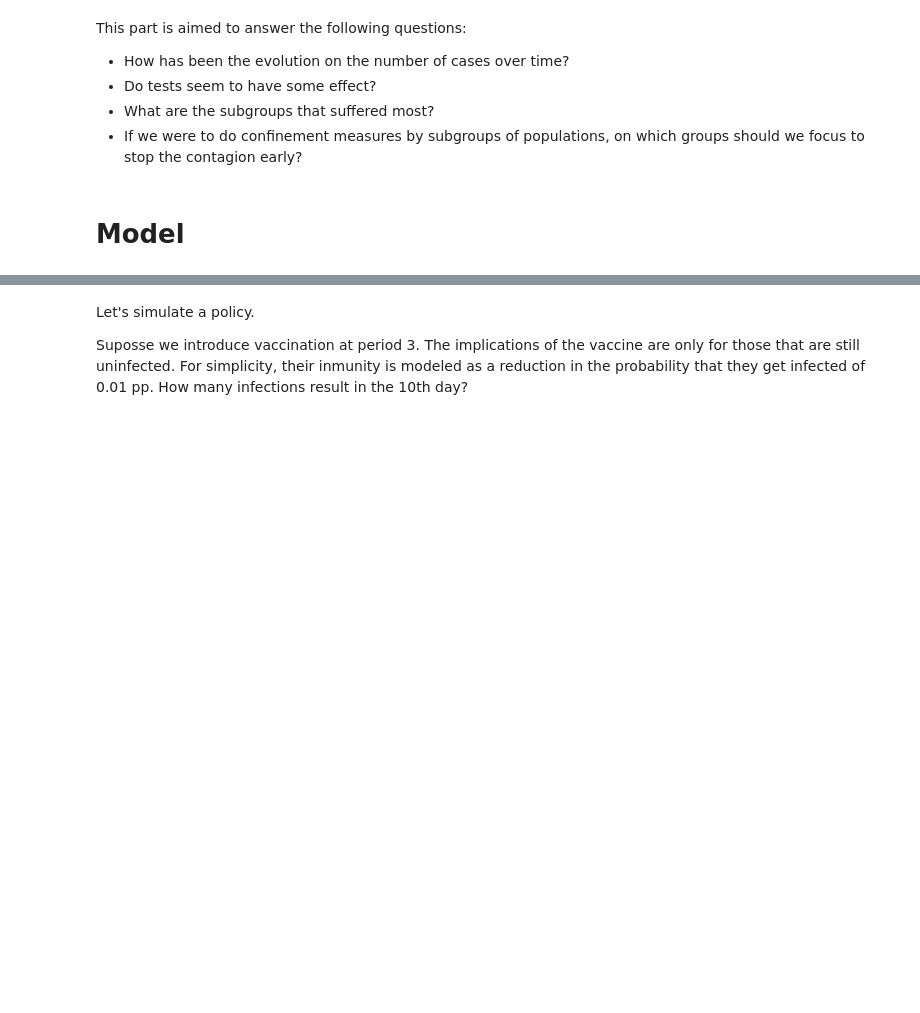
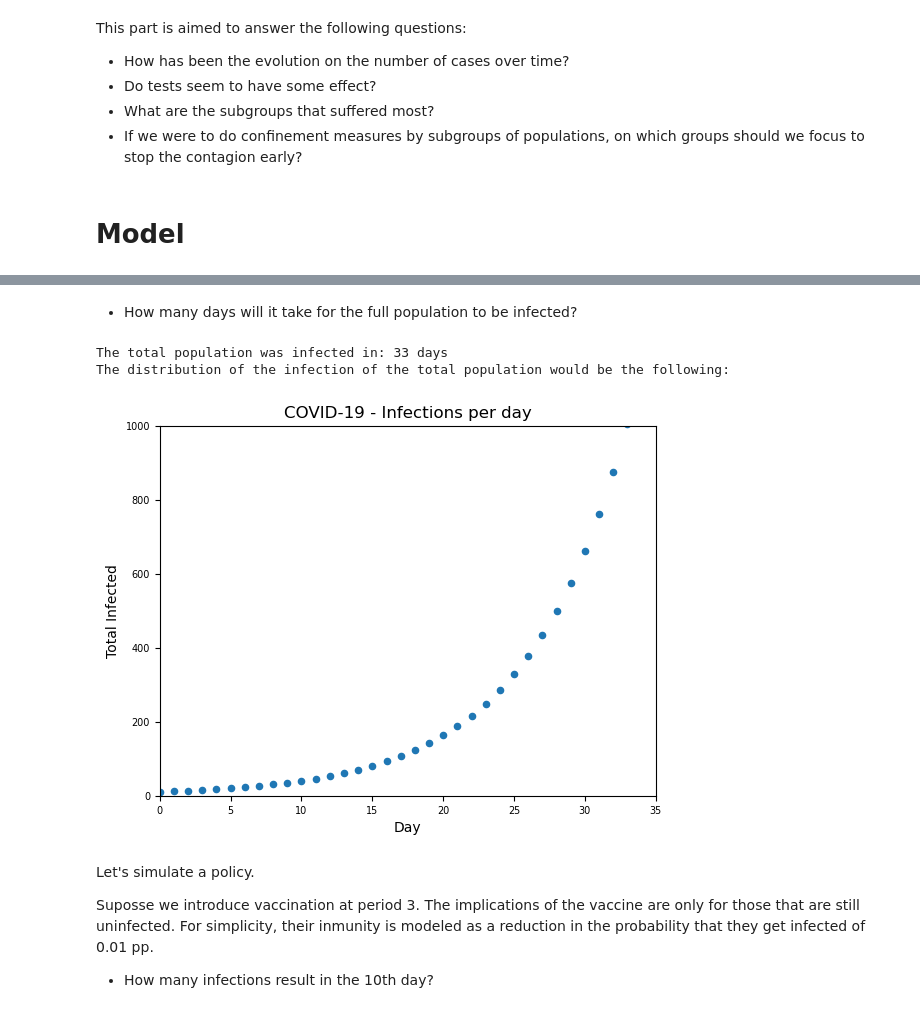
Before and after one commit to viktoriia-yuzkiv/COVID19-Spread-Data-Analysis-and-Modeling, a Jupyter notebook: COVID-10 Spread in the U.S..ipynb, the cells around one changed output, grey strips where cells are left out. Drawn from its saved outputs; the diff is of its cells as text; code cells hidden in the pictures; blank space fills up the shorter version.

```diff
--- a/COVID-10 Spread in the U.S..ipynb
+++ b/COVID-10 Spread in the U.S..ipynb
@@ -112,6 +134,31 @@ Simulate and plot the number of infected persons in the next 3 days.
+# %% [markdown]
+
+- How many days will it take for the full population to be infected?
 # %%
 # How many days will it take for the full population to be infected?
+i = 4
+while (total_byday <= 1000):
+    total_byday += total_byday*0.05*3
+    infected.append(total_byday)
+    day.append(i)
+    i+=1
+print(f"The total population was infected in: {day[-1]} days")
+print("The distribution of the infection of the total population would be the following:")
+column_names = ['Day', 'Total Infected']
+data = pd.DataFrame(list(zip(day, infected)),  columns=column_names)
+data.plot(x='Day', y='Total Infected', kind='scatter', fontsize= 7)
+plt.xlabel('Day')
+plt.ylabel('Total Infected')
+plt.title('COVID-19 - Infections per day')
+plt.ylim(0,1000)
+plt.xlim(0,35)
+plt.show()
+# %% [output]
+The total population was infected in: 33 days
+The distribution of the infection of the total population would be the following:
+[figure, added]
 # %% [markdown]
 Let's simulate a policy.
 
-Suposse we introduce vaccination at period 3. The implications of the vaccine are only for those that are still uninfected. For simplicity, their inmunity is modeled as a reduction in the probability that they get infected of 0.01 pp. How many infections result in the 10th day?
+Suposse we introduce vaccination at period 3. The implications of the vaccine are only for those that are still uninfected. For simplicity, their inmunity is modeled as a reduction in the probability that they get infected of 0.01 pp.
+- How many infections result in the 10th day?
```
Also changed, not shown: parts of 3 cells of this notebook.
